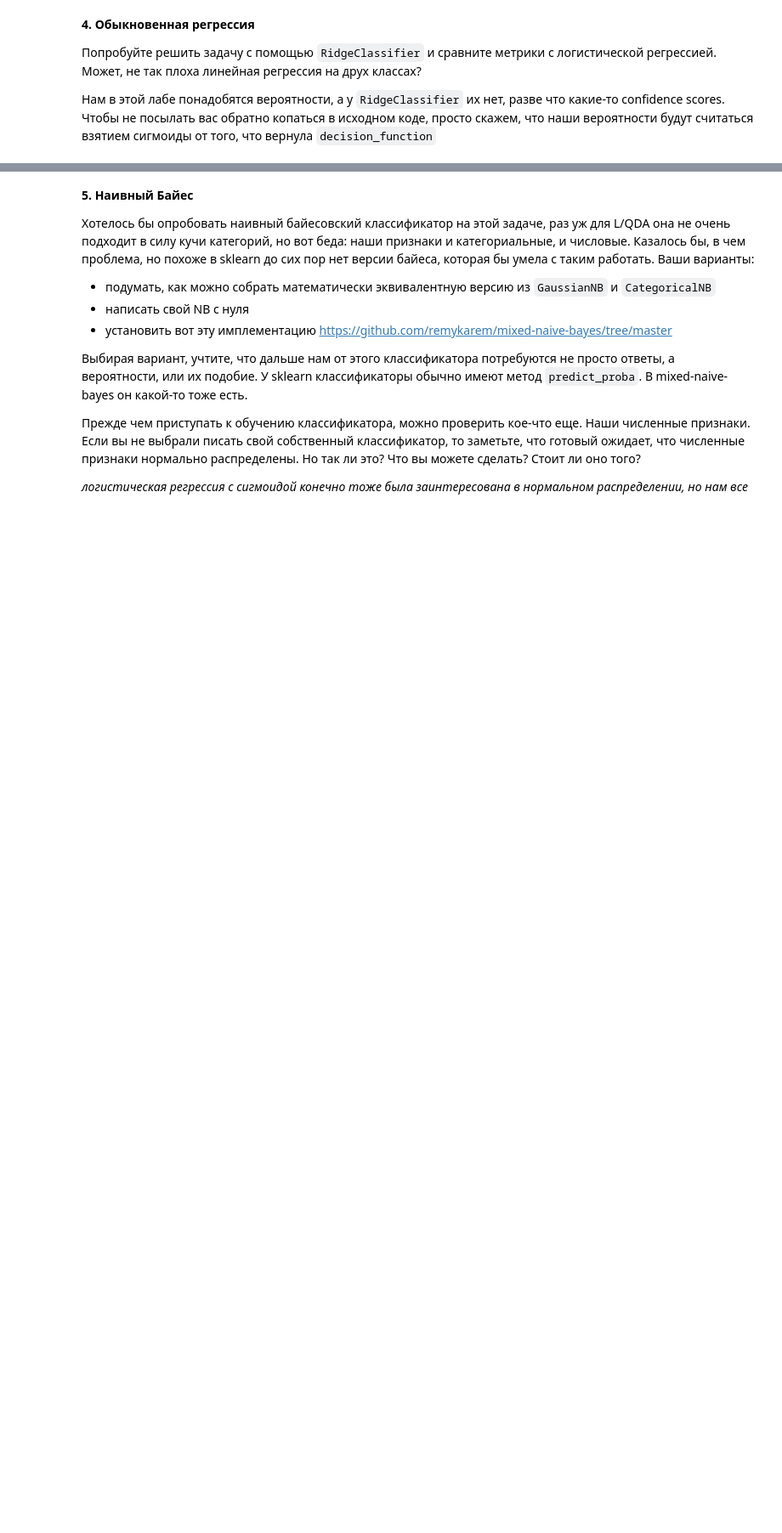
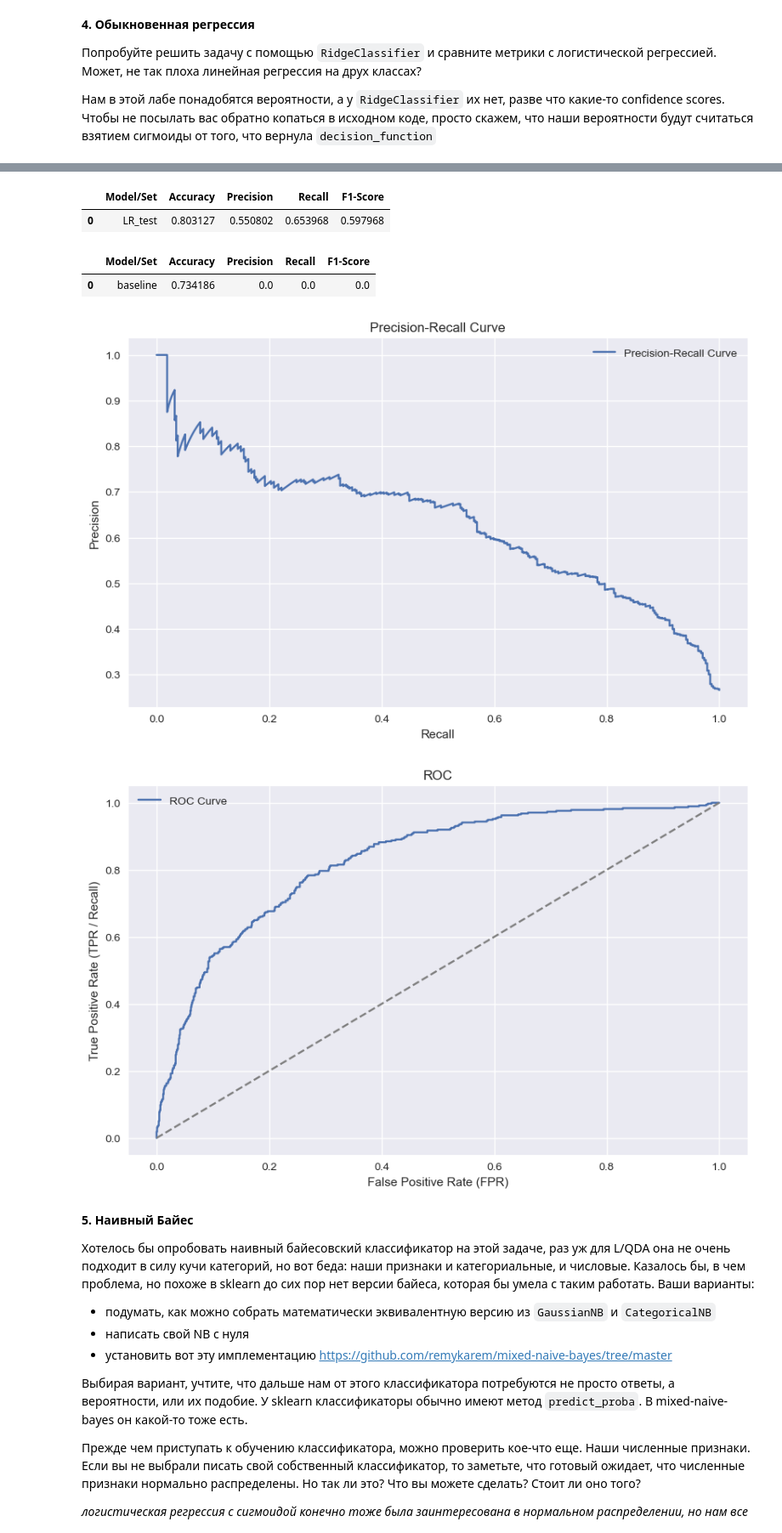
Before and after one commit to BorisKrutko/FAMS-BSU, a Jupyter notebook: ml bsu/lw3_classification_models/LB3_template.ipynb, the cells around one changed output, grey strips where cells are left out. Shown at 85% size. Drawn from its saved outputs; the diff is of its cells as text; code cells hidden in the pictures; blank space fills up the shorter version.

```diff
--- a/ml bsu/lw3_classification_models/LB3_template.ipynb
+++ b/ml bsu/lw3_classification_models/LB3_template.ipynb
@@ -283,0 +496,4 @@ grid = GridSearchCV(base_classifier, param_grid={...}, scoring=fb, cv=3)
+# %%
+model_ridge_classifier = RidgeClassifier(max_iter=10000, alpha=0.1)
+train_predict_draw(model_ridge_classifier, train, y_train, y_pred_baseline)
+# %% [output]
@@ -284,3 +502,9 @@ grid = GridSearchCV(base_classifier, param_grid={...}, scoring=fb, cv=3)
+|  | Model/Set | Accuracy | Precision | Recall | F1-Score |
+| 0 | LR_test | 0.803127 | 0.550802 | 0.653968 | 0.597968 |
+|  | Model/Set | Accuracy | Precision | Recall | F1-Score |
+| 0 | baseline | 0.734186 | 0.0 | 0.0 | 0.0 |
+[figure, added]
+[figure, added]
 # %% [markdown]
 **5. Наивный Байес**
 
```
Also changed, not shown: parts of 32 cells of this notebook.
